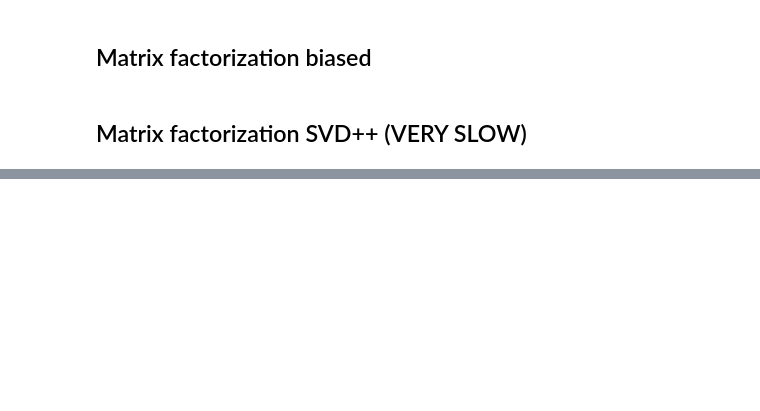
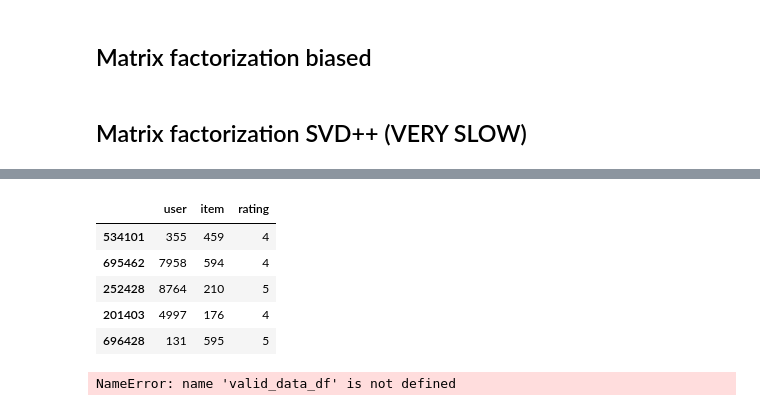
Before and after one commit to lostinstaches/RecommendationSystem, a Jupyter notebook: jakob.ipynb, the cells around one changed output, grey strips where cells are left out. Drawn from its saved outputs; the diff is of its cells as text; code cells hidden in the pictures; blank space fills up the shorter version.

```diff
--- a/jakob.ipynb
+++ b/jakob.ipynb
@@ -561,0 +884,11 @@ item_features, user_features, user_bias, item_bias, global_mean = matrix_factori
+# %%
+data_df = pd.read_csv("./data/de_data_train.csv")
+# %%
+data_df['user'] = data_df['Id'].str.split('_').str[0].apply(lambda x: x[1:])
+data_df['item'] = data_df['Id'].str.split('_').str[1].apply(lambda x: x[1:])
+data_df = data_df.rename(columns={'Prediction':'rating'})
+data_df = data_df[['user','item','rating']]
+data_df['user'] = data_df['user'].astype('int')
+data_df['item'] = data_df['item'].astype('int')
+# %%
+data_df = data_df.sample(100000)
@@ -561,0 +898,4 @@ item_features, user_features, user_bias, item_bias, global_mean = matrix_factori
+# %%
+ratings_per_user = data_df.groupby('user').count().rename(columns={'rating':'ratings'})
+bad_users = ratings_per_user[ratings_per_user['ratings'] < 15]['ratings']
+bad_users.head()
@@ -561,0 +915,15 @@ item_features, user_features, user_bias, item_bias, global_mean = matrix_factori
+# %%
+valid_data_df = data_df.loc[~data_df['user'].isin(bad_users.index)]
+valid_data_df.head()
+# %% [output]
+|  | user | item | rating |
+| 534101 | 355 | 459 | 4 |
+| 695462 | 7958 | 594 | 4 |
+| 252428 | 8764 | 210 | 5 |
+| 201403 | 4997 | 176 | 4 |
+| 696428 | 131 | 595 | 5 |
+# %%
+reader = Reader(rating_scale=(1, 5))
+data = Dataset.load_from_df(valid_data_df, reader=reader)
+# %% [output]
+NameError: name 'valid_data_df' is not defined
```
Also changed, not shown: parts of 80 cells of this notebook, 2 other files.
